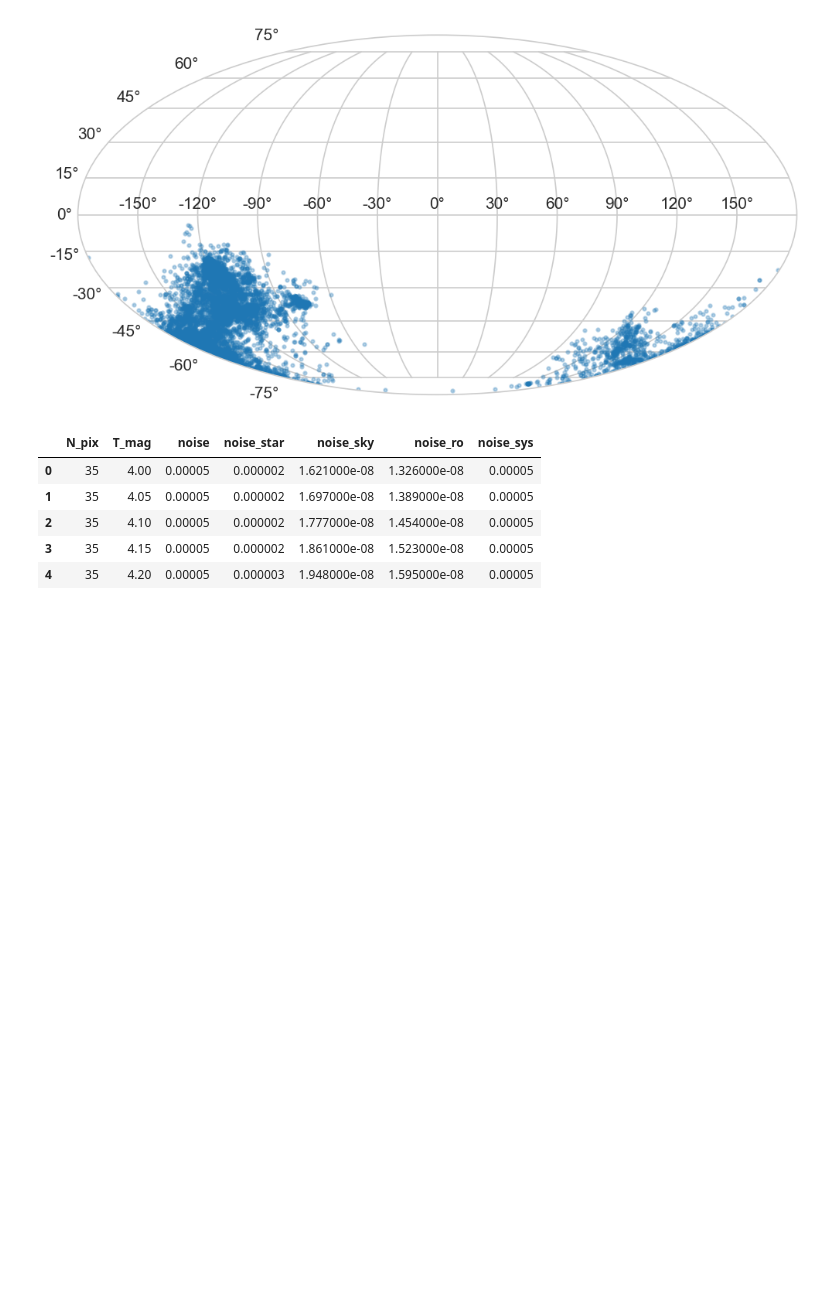
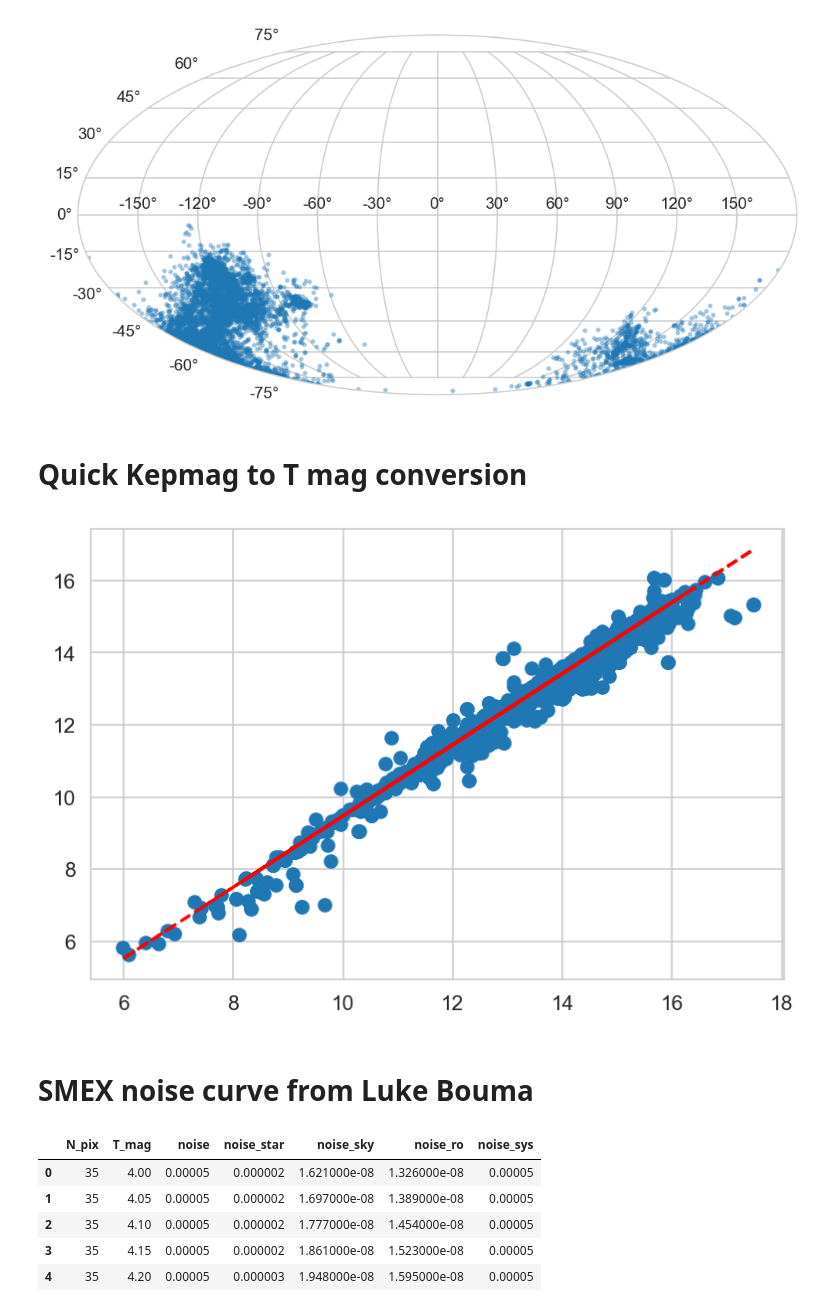
Before and after one commit to trevordavid/nasa-smex-concept, a Jupyter notebook: notebooks/smex_precision_comparison.ipynb, the cells around one changed output. Drawn from its saved outputs; the diff is of its cells as text; code cells hidden in the pictures; blank space fills up the shorter version.

```diff
--- a/notebooks/smex_precision_comparison.ipynb
+++ b/notebooks/smex_precision_comparison.ipynb
@@ -44,4 +44,25 @@ plt.show()
 # %% [output]
 [figure]
 [figure]
+# %% [markdown]
+# Quick Kepmag to T mag conversion
+# %%
+phot = pd.read_csv('../data/photometry.csv', skiprows=63)
+phot.head()
+
+x = phot['sy_kepmag']
+y = phot['sy_tmag']
+
+arg = (np.isfinite(x))&(np.isfinite(y))
+
+z = np.polyfit(x[arg], y[arg], 1)
+p = np.poly1d(z)
+
+plt.scatter(x, y)
+plt.plot(x, p(x), 'r--')
+plt.show()
+# %% [output]
+[figure, added]
+# %% [markdown]
+# SMEX noise curve from Luke Bouma
 # %%
```
Also changed, not shown: parts of 12 cells of this notebook, 1 other file.
